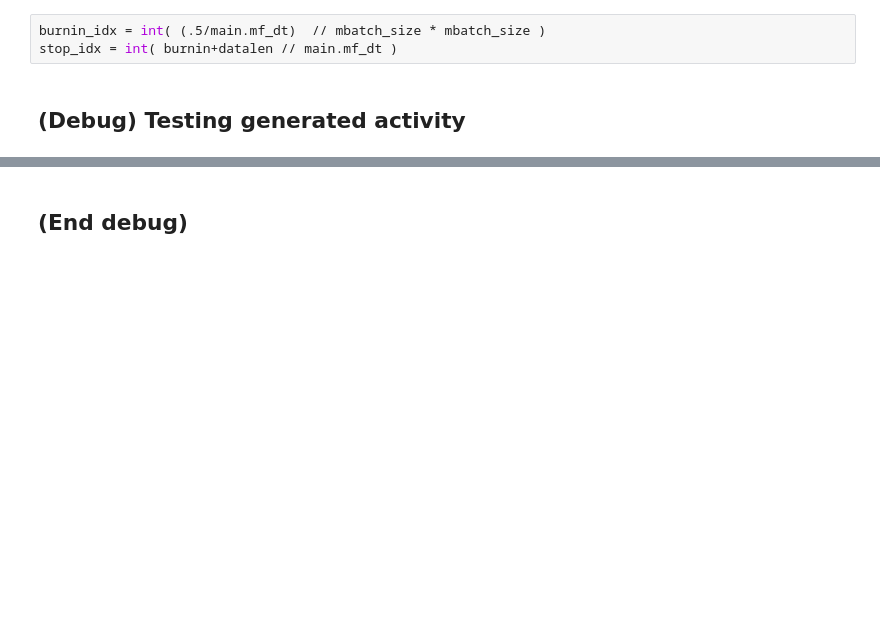
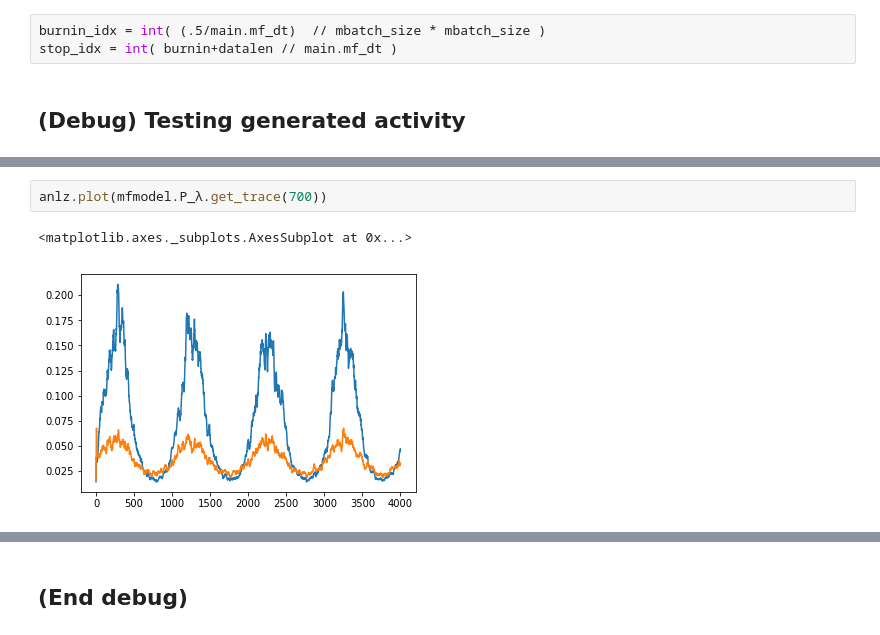
Before and after one commit to mackelab/mesoGIF, a Jupyter notebook: Finite-size GIF.ipynb, the cells around one changed output, grey strips where cells are left out. Cells and saved outputs as stored; diff of their text form; blank space fills up the shorter version.

```diff
--- a/Finite-size GIF.ipynb
+++ b/Finite-size GIF.ipynb
@@ -152,0 +155,5 @@ anlz.plot(mfmodel.u.get_trace(700))
+# %%
+anlz.plot(mfmodel.P_λ.get_trace(700))
+# %% [output]
+<matplotlib.axes._subplots.AxesSubplot at 0x...>
+[figure, added]
```
Also changed, not shown: parts of 20 cells of this notebook, 2 other files.
